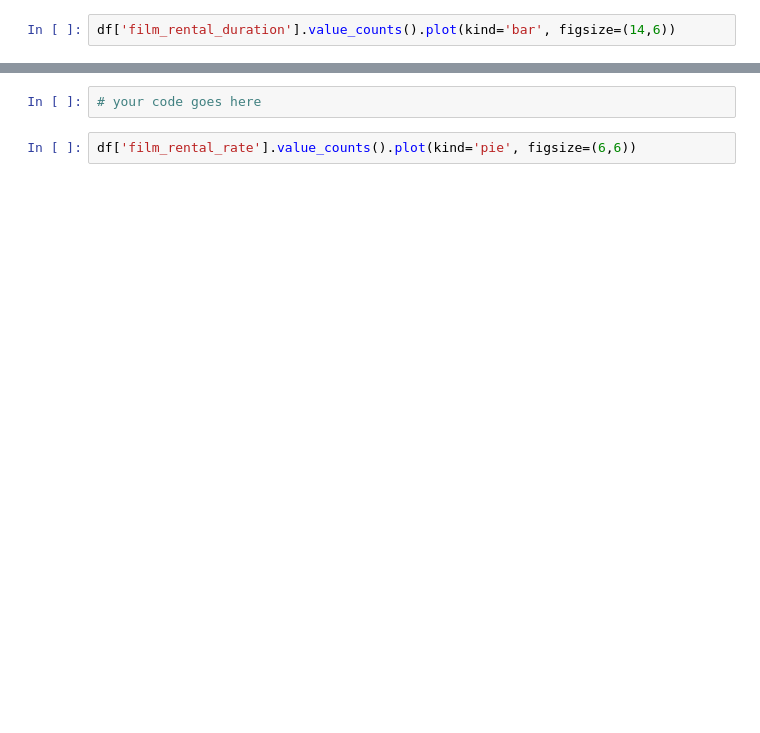
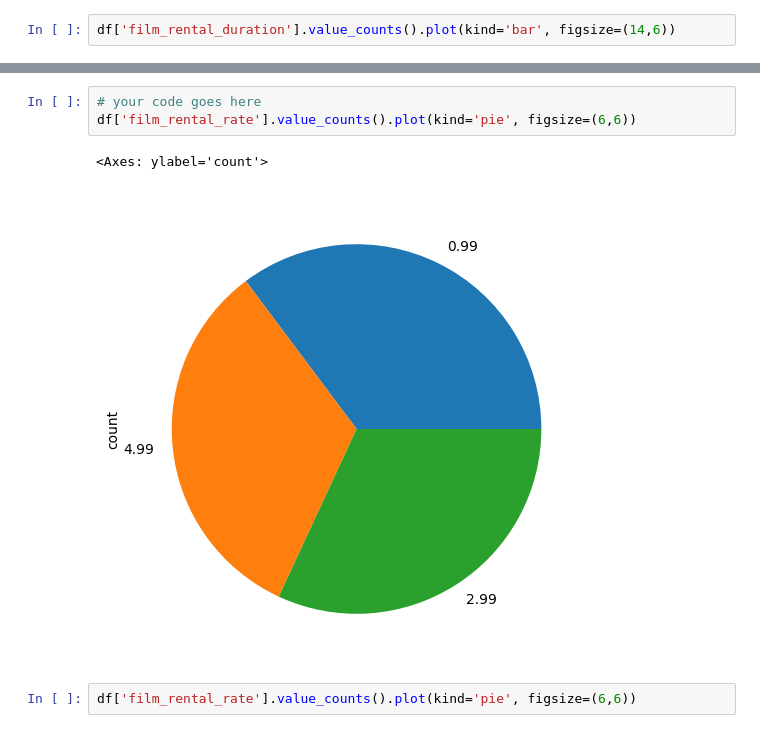
Before and after one commit to Ankitkr20/Python-DataAnalyst-Practice-Questions, a Jupyter notebook: Exercises_2.ipynb, the cells around one changed output, grey strips where cells are left out. Saved outputs shown, nothing was run; the diff lists cells and outputs as text; blank space fills up the shorter version.

```diff
--- a/Exercises_2.ipynb
+++ b/Exercises_2.ipynb
@@ -80,6 +87,10 @@ df['film_rental_duration'].value_counts().plot(kind='bar', figsize=(14,6))
 - Which plot you think fits the best in this case? Why?
 # %%
 # your code goes here
+df['film_rental_rate'].value_counts().plot(kind='pie', figsize=(6,6))
+# %% [output]
+<Axes: ylabel='count'>
+[figure, added]
 # %%
 df['film_rental_rate'].value_counts().plot(kind='pie', figsize=(6,6))
 # %%
```
Also changed, not shown: parts of 27 cells of this notebook, 1 other file.
